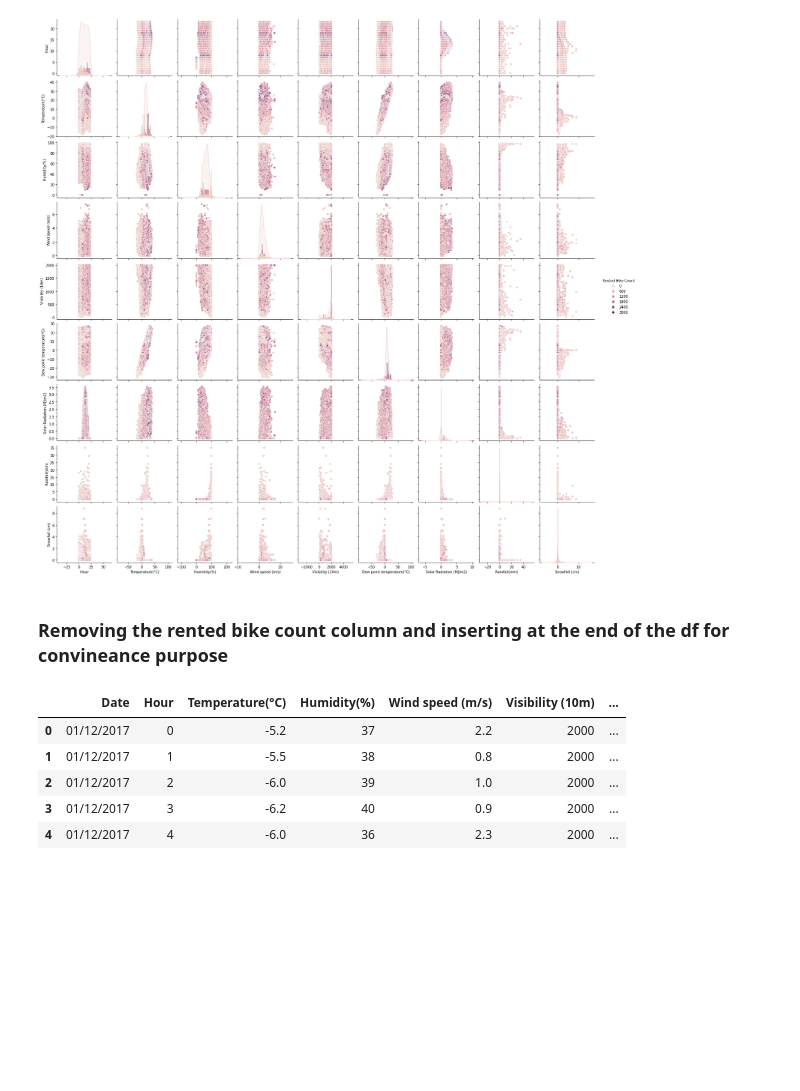
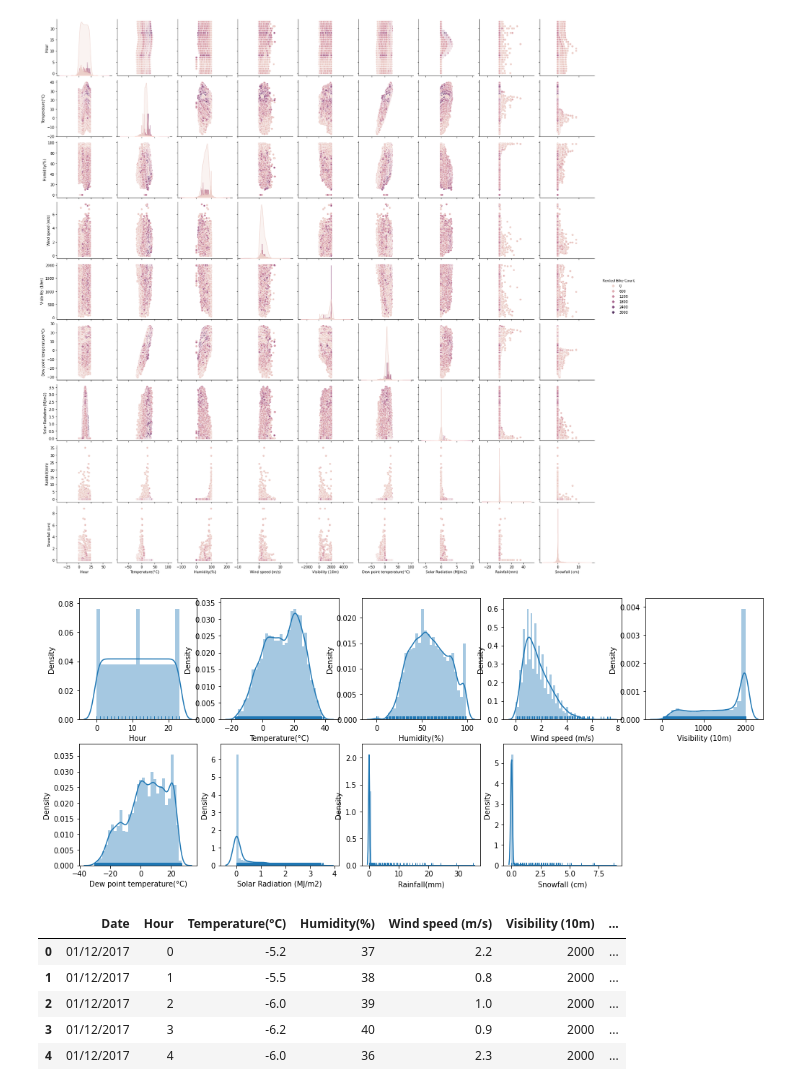
Before and after one commit to raghavendrakulkarni14/AlmaBetterCAP2, a Jupyter notebook: RaghavendraAKulkarni_Capstone_Project2.ipynb, the cells around one changed output. Drawn from its saved outputs; the diff is of its cells as text; code cells hidden in the pictures; blank space fills up the shorter version.

```diff
--- a/RaghavendraAKulkarni_Capstone_Project2.ipynb
+++ b/RaghavendraAKulkarni_Capstone_Project2.ipynb
@@ -129,8 +129,15 @@ sns.pairplot(df,hue='Rented Bike Count')
 # %% [output]
 <seaborn.axisgrid.PairGrid at 0x...>
 [figure]
-# %% [markdown]
-### **Removing the rented bike count column and inserting at the end of the df for convineance purpose**
+# %%
+col=['Hour','Temperature(°C)', 'Humidity(%)','Wind speed (m/s)', 'Visibility (10m)', 'Dew point temperature(°C)','Solar Radiation (MJ/m2)', 'Rainfall(mm)', 'Snowfall (cm)']
+# %%
+fig = plt.figure(figsize=(17, 18))
+for i in range(len(col)):
+  plt.subplot(5,5,i+1)
+  sns.distplot(df[col[i]], hist=True, rug=True)
+# %% [output]
+[figure, added]
 # %%
 column=df['Rented Bike Count']
 df.drop('Rented Bike Count',1,inplace=True)
```
Also changed, not shown: parts of 28 cells of this notebook.
